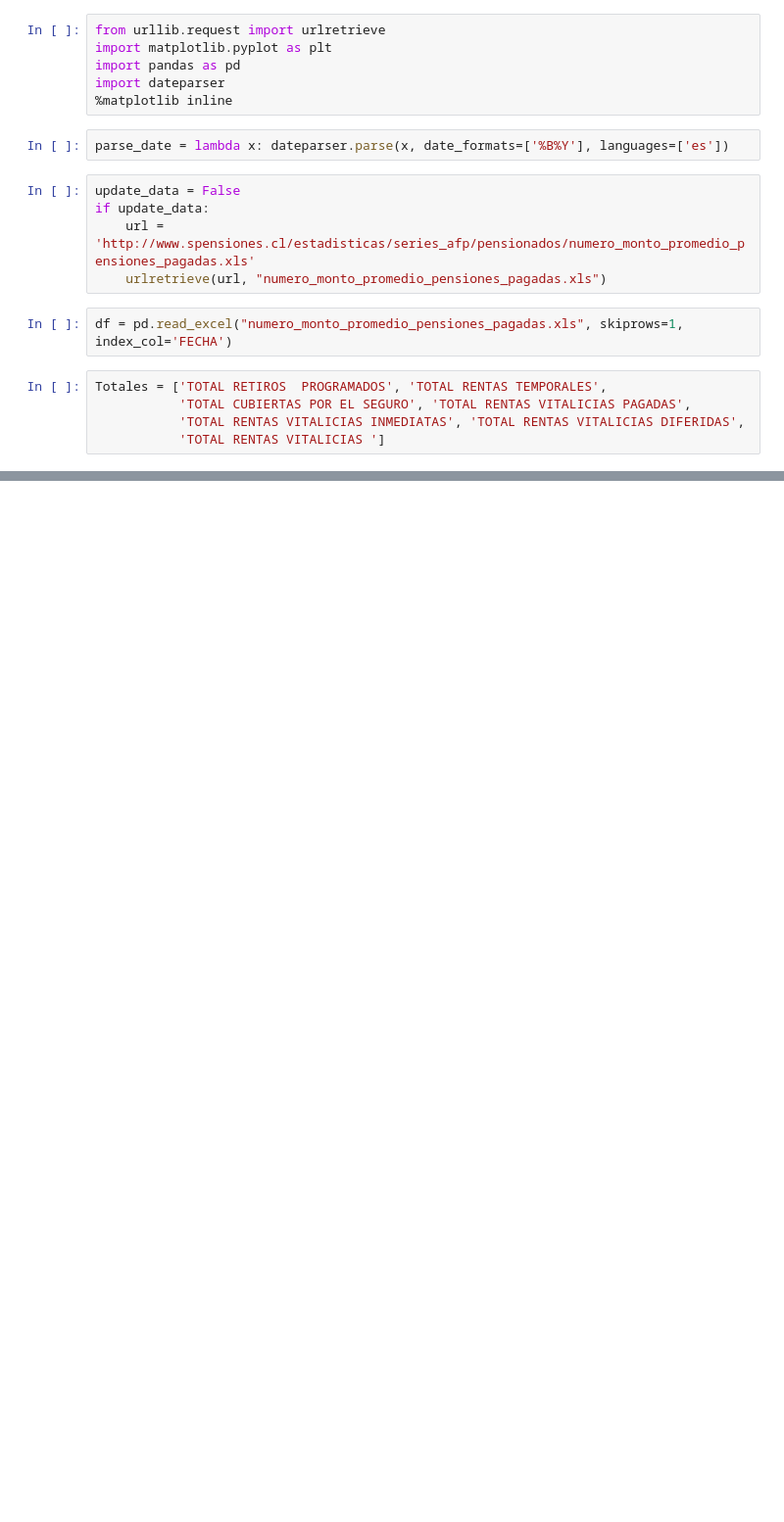
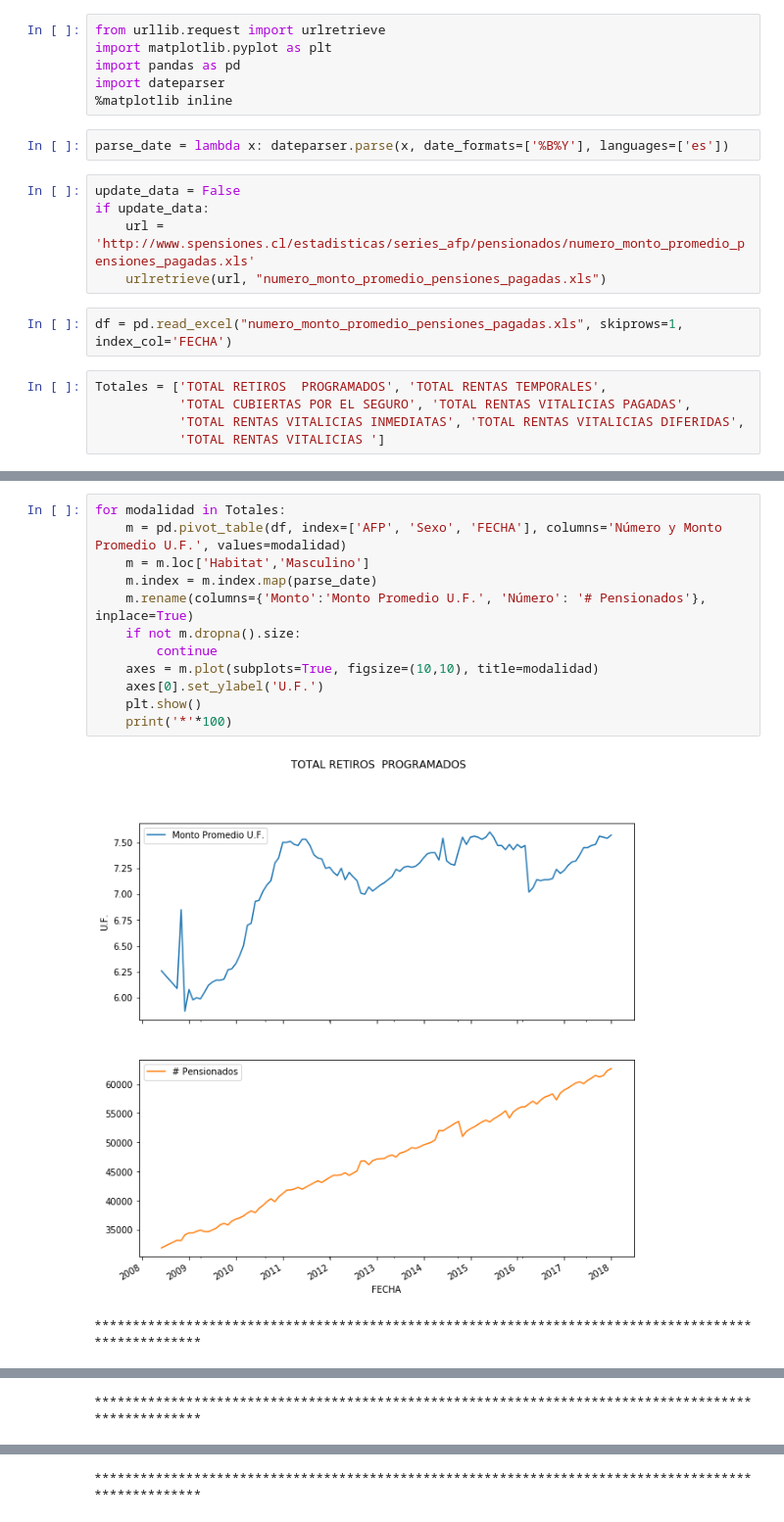
Before and after one commit to jrovegno/afp_pensiones, a Jupyter notebook: PensionesPromedioChileUF.ipynb, the cells around one changed output, grey strips where cells are left out. Shown at 98% size. Saved outputs shown, nothing was run; the diff lists cells and outputs as text; blank space fills up the shorter version.

```diff
--- a/PensionesPromedioChileUF.ipynb
+++ b/PensionesPromedioChileUF.ipynb
@@ -44,0 +56,15 @@ for modalidad in Totales:
+# %%
+for modalidad in Totales:
+    m = pd.pivot_table(df, index=['AFP', 'Sexo', 'FECHA'], columns='Número y Monto Promedio U.F.', values=modalidad)
+    m = m.loc['Habitat','Masculino']
+    m.index = m.index.map(parse_date)
+    m.rename(columns={'Monto':'Monto Promedio U.F.', 'Número': '# Pensionados'}, inplace=True)
+    if not m.dropna().size:
+        continue
+    axes = m.plot(subplots=True, figsize=(10,10), title=modalidad)
+    axes[0].set_ylabel('U.F.')
+    plt.show()
+    print('*'*100)
+# %% [output]
+[figure, added]
+****************************************************************************************************
@@ -44,0 +72 @@ for modalidad in Totales:
+****************************************************************************************************
@@ -44,0 +74 @@ for modalidad in Totales:
+****************************************************************************************************
```
Also changed, not shown: parts of 10 cells of this notebook.
